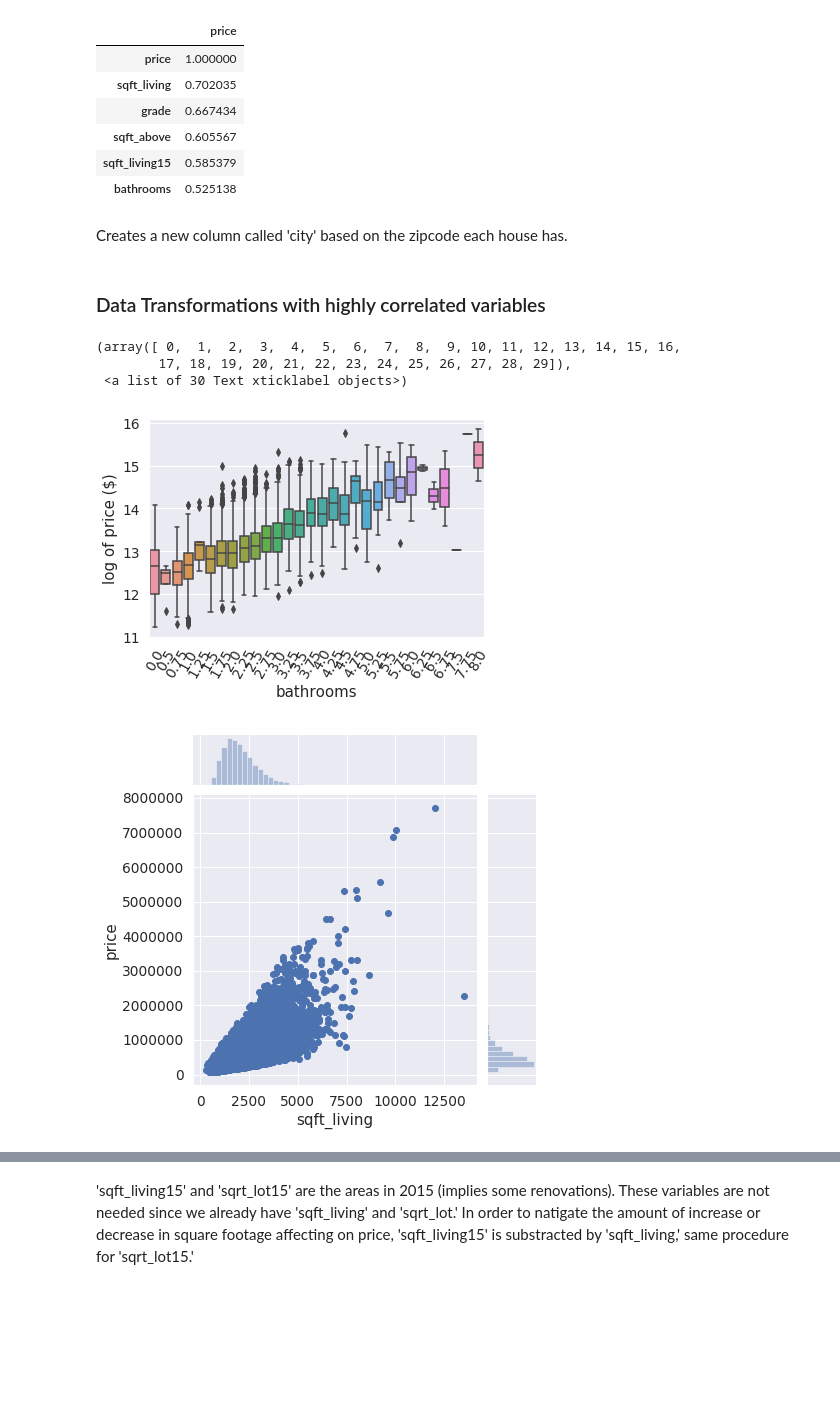
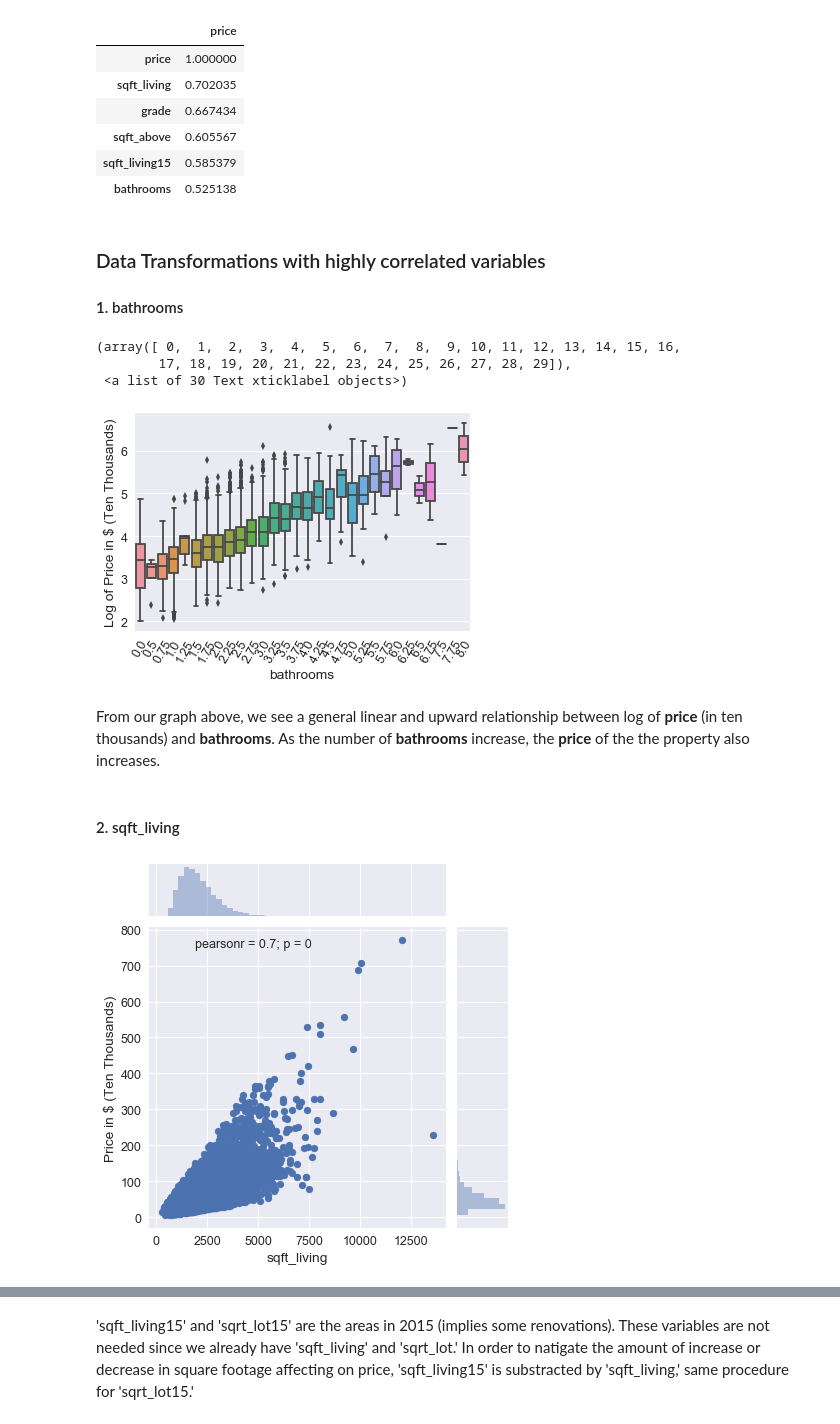
Before and after one commit to larnylopez/STAT-131-Project, a Jupyter notebook: final-checkpoint.ipynb, the cells around one changed output, grey strips where cells are left out. Cells and saved outputs as stored; diff of their text form; code cells hidden in the pictures; blank space fills up the shorter version.

```diff
--- a/final-checkpoint.ipynb
+++ b/final-checkpoint.ipynb
@@ -113,3 +115,9 @@ df = pd.read_csv("kc_house_data.csv")
+# %%
+zip_city = pd.read_table('zip codes.txt', sep=',', header = None)
+dic_zip_city ={zip_and_city[0]:zip_and_city[1] for (index, zip_and_city) in zip_city.iterrows()}
+city = [dic_zip_city[zip_code] for zip_code in df.zipcode]
+df['city'] =city
+df['city'] = df['city'].astype('category')
 # %% [markdown]
 # Exploratory Analysis of the Data
 # %%
@@ -193,0 +198,2 @@ Name: price, dtype: float64
+# %%
+df.drop(['id'], axis=1, inplace = True)
@@ -228,28 +269,24 @@ corrmat.loc[((corrmat.price > 0.4) | (corrmat.price < -0.4)), 'price':'price'].s
 | sqft_above | 0.605567 |
 | sqft_living15 | 0.585379 |
 | bathrooms | 0.525138 |
-# %% [markdown]
-Creates a new column called 'city' based on the zipcode each house has.
-# %%
-zip_city = pd.read_table('zip codes.txt', sep=',', header = None)
-dic_zip_city ={zip_and_city[0]:zip_and_city[1] for (index, zip_and_city) in zip_city.iterrows()}
-city = [dic_zip_city[zip_code] for zip_code in df.zipcode]
-df['city'] = pd.Series(city, dtype = 'category')
 # %% [markdown]
 ### Data Transformations with highly correlated variables
+#### 1. bathrooms
 # %%
-# sns.boxplot(x="bathrooms", y="price", data=df)  # more bathrooms, higher the price
-
-sns.boxplot(x="bathrooms", y=np.log(df.price), data=df).set(ylabel='log of price ($)')
+sns.boxplot(x="bathrooms", y=np.log(df.price/10000), data=df).set(ylabel='Log of Price in $ (Ten Thousands)')
 plt.xticks(rotation=60)
 # %% [output]
 (array([ 0,  1,  2,  3,  4,  5,  6,  7,  8,  9, 10, 11, 12, 13, 14, 15, 16,
         17, 18, 19, 20, 21, 22, 23, 24, 25, 26, 27, 28, 29]),
  <a list of 30 Text xticklabel objects>)
-[figure, old version]
+[figure, new version]
+# %% [markdown]
+From our graph above, we see a general linear and upward relationship between log of __price__ (in ten thousands) and __bathrooms__. As the number of __bathrooms__ increase, the __price__ of the the property also increases.
+# %% [markdown]
+#### 2. sqft_living
 # %%
-sns.jointplot(x='sqft_living',y='price',  data = df)  # higher the squarefoootage of living area, higher the price
+sns.jointplot(x='sqft_living',y= df['price']/10000,  data = df).set_axis_labels("sqft_living", "Price in $ (Ten Thousands)")
 plt.show()
 # %% [output]
-[figure, old version]
+[figure, new version]
 # %% [markdown]
```
Also changed, not shown: parts of 50 cells of this notebook.
